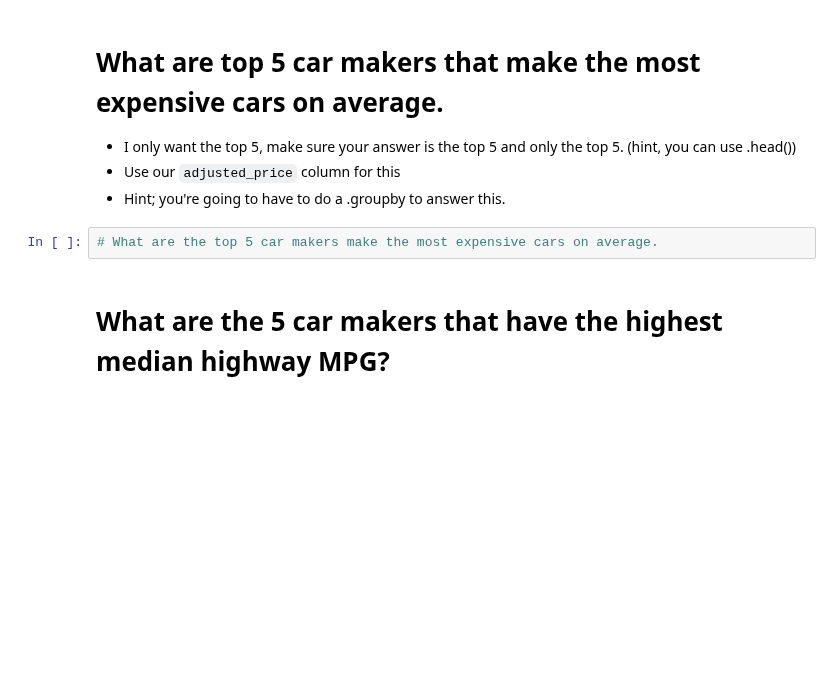
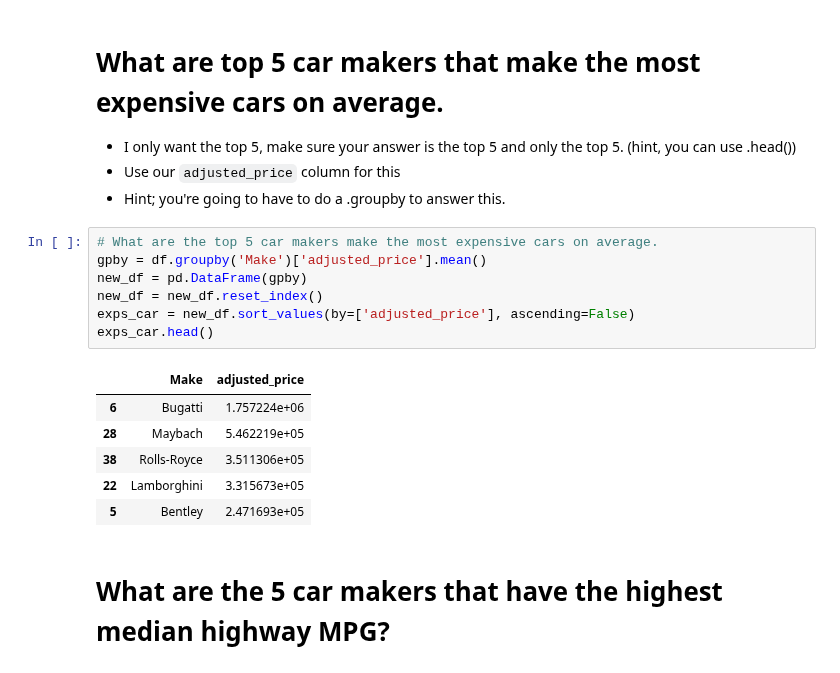
Before and after one commit to soashaker/2021-fall-data-science, a Jupyter notebook: Week-02-EDA/Exercise-EDA.ipynb, the cells around one changed output. Saved outputs shown, nothing was run; the diff lists cells and outputs as text; blank space fills up the shorter version.

```diff
--- a/Week-02-EDA/Exercise-EDA.ipynb
+++ b/Week-02-EDA/Exercise-EDA.ipynb
@@ -131,6 +150,18 @@ Make a new column that is called `adjusted_price`, that contains all prices, how
 * Hint; you're going to have to do a .groupby to answer this.
 # %%
 # What are the top 5 car makers make the most expensive cars on average.
+gpby = df.groupby('Make')['adjusted_price'].mean()
+new_df = pd.DataFrame(gpby)
+new_df = new_df.reset_index()
+exps_car = new_df.sort_values(by=['adjusted_price'], ascending=False)
+exps_car.head()
+# %% [output]
+|  | Make | adjusted_price |
+| 6 | Bugatti | 1.757224e+06 |
+| 28 | Maybach | 5.462219e+05 |
+| 38 | Rolls-Royce | 3.511306e+05 |
+| 22 | Lamborghini | 3.315673e+05 |
+| 5 | Bentley | 2.471693e+05 |
 # %% [markdown]
 # What are the 5 car makers that have the highest median highway MPG?
 # %%
```
Also changed, not shown: parts of 5 cells of this notebook.
